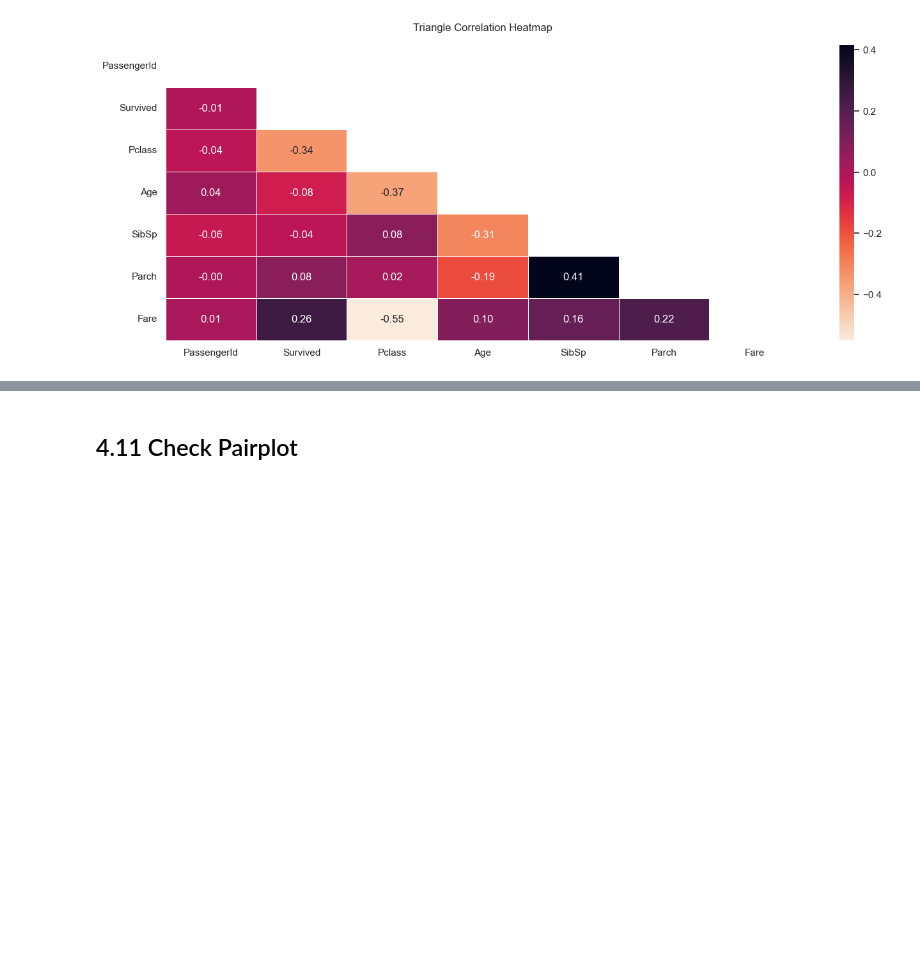
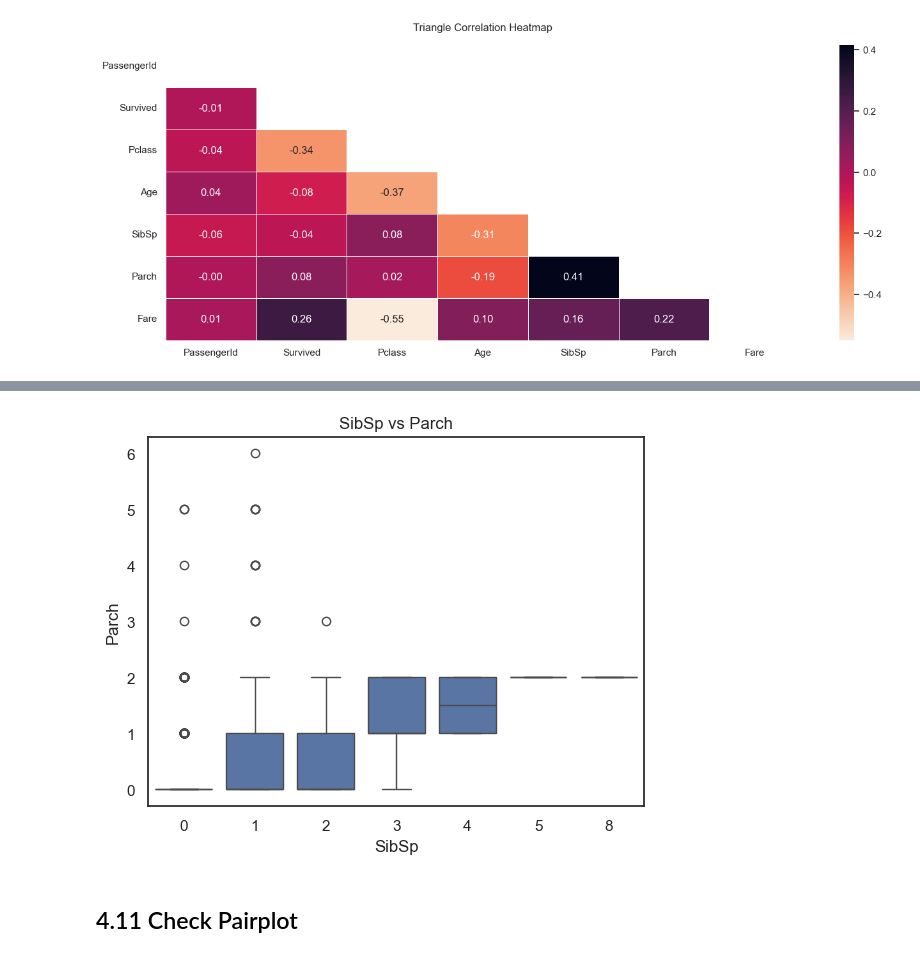
Before and after one commit to lfaferreira/knn-titanic, a Jupyter notebook: titanic.ipynb, the cells around one changed output, grey strips where cells are left out. Drawn from its saved outputs; the diff is of its cells as text; code cells hidden in the pictures; blank space fills up the shorter version.

```diff
--- a/titanic.ipynb
+++ b/titanic.ipynb
@@ -442,3 +539,9 @@ plot_triangle_correlation_heatmap(df_titanic_train.select_dtypes(include='number
+# %%
+sns.boxplot(x='SibSp', y='Parch', data=df_titanic_train)
+plt.title('SibSp vs Parch')
+plt.show()
+# %% [output]
+[figure, added]
 # %% [markdown]
 ## 4.11 Check Pairplot
 # %%
```
Also changed, not shown: parts of 45 cells of this notebook.
